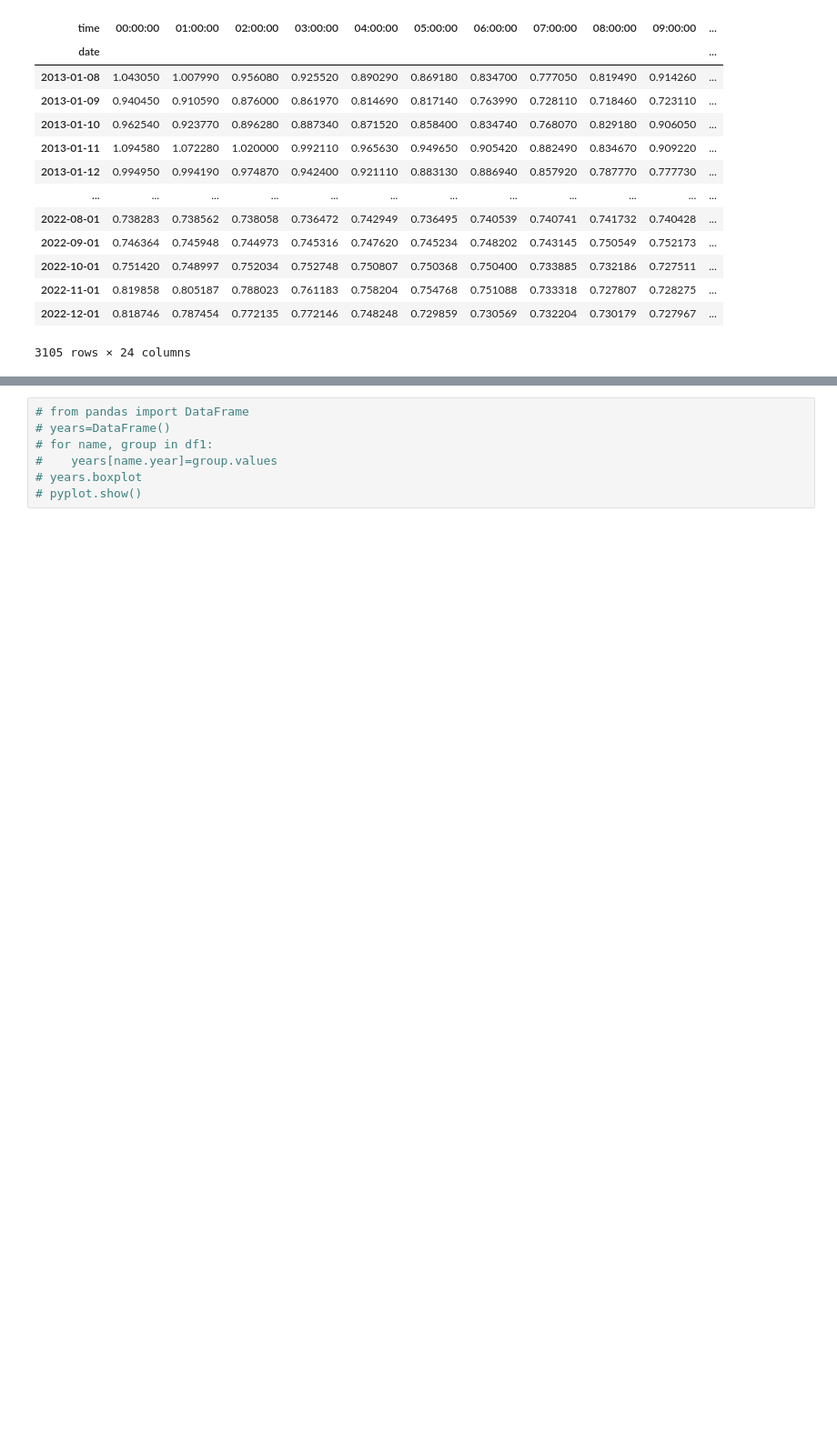
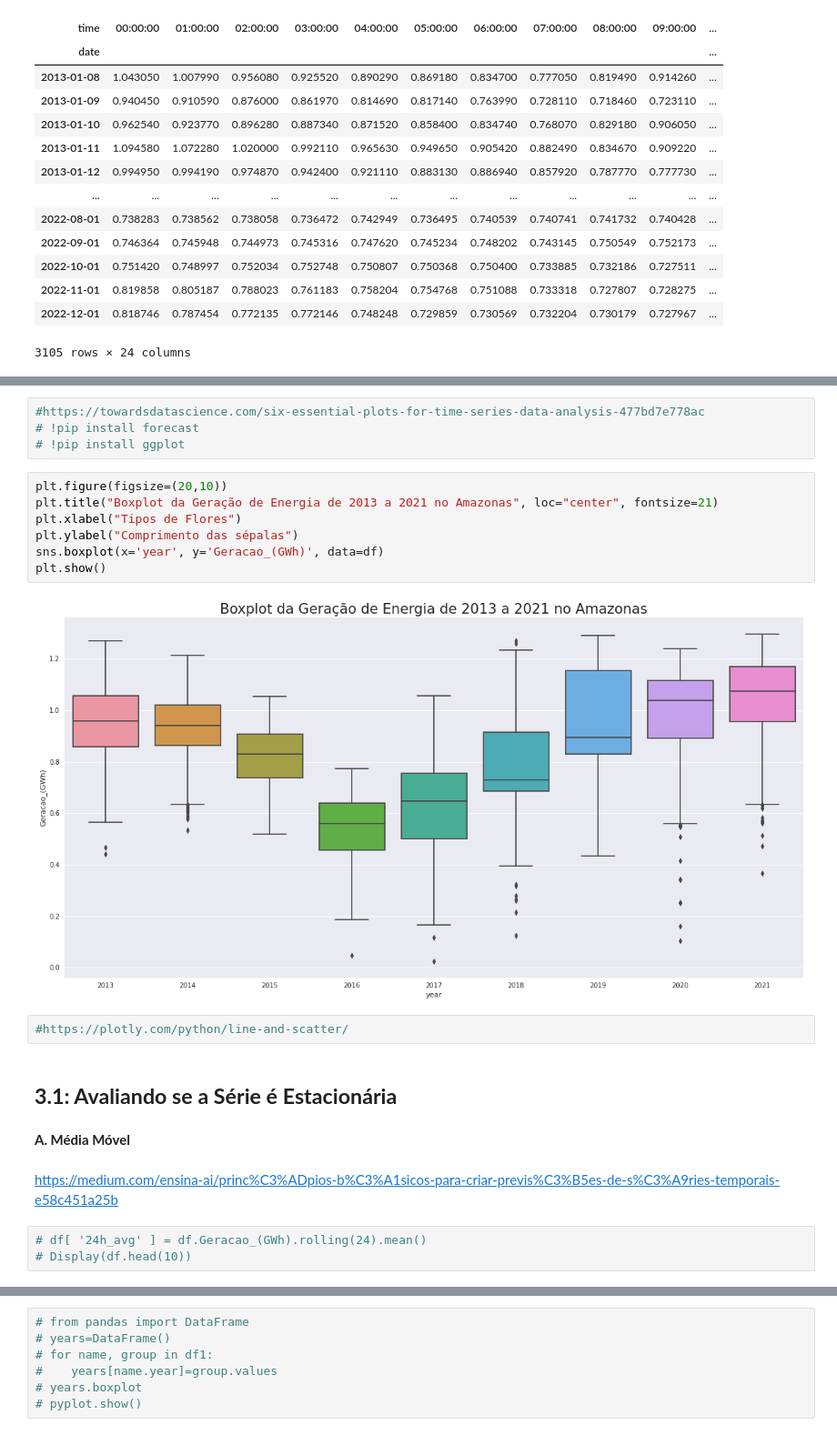
Before and after one commit to Leonardorochagit/Geracao_Energia, a Jupyter notebook: Previsao_GeracaoEnergia_AM.ipynb, the cells around one changed output, grey strips where cells are left out. Shown at 91% size. Saved outputs shown, nothing was run; the diff lists cells and outputs as text; blank space fills up the shorter version.

```diff
--- a/Previsao_GeracaoEnergia_AM.ipynb
+++ b/Previsao_GeracaoEnergia_AM.ipynb
@@ -526,0 +400,24 @@ import seaborn as sns
+# %%
+#https://towardsdatascience.com/six-essential-plots-for-time-series-data-analysis-477bd7e778ac
+# !pip install forecast
+# !pip install ggplot
+# %%
+plt.figure(figsize=(20,10))
+plt.title("Boxplot da Geração de Energia de 2013 a 2021 no Amazonas", loc="center", fontsize=21)
+plt.xlabel("Tipos de Flores")
+plt.ylabel("Comprimento das sépalas")
+sns.boxplot(x='year', y='Geracao_(GWh)', data=df)
+plt.show()
+# %% [output]
+[figure, added]
+# %%
+#https://plotly.com/python/line-and-scatter/
+# %% [markdown]
+## **3.1: Avaliando se a Série é Estacionária**
+# %% [markdown]
+**A. Média Móvel**
+# %% [markdown]
+https://medium.com/ensina-ai/princ%C3%ADpios-b%C3%A1sicos-para-criar-previs%C3%B5es-de-s%C3%A9ries-temporais-e58c451a25b
+# %%
+# df[ '24h_avg' ] = df.Geracao_(GWh).rolling(24).mean()
+# Display(df.head(10))
```
Also changed, not shown: parts of 41 cells of this notebook.
